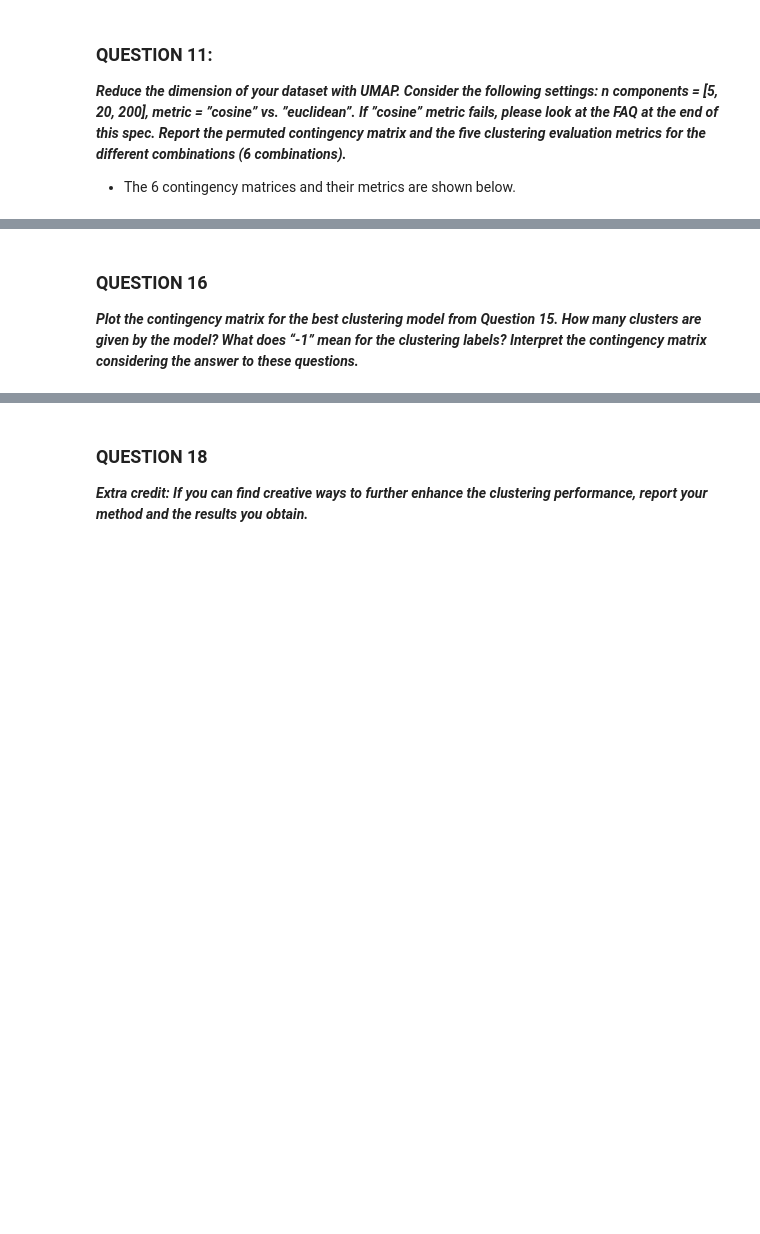
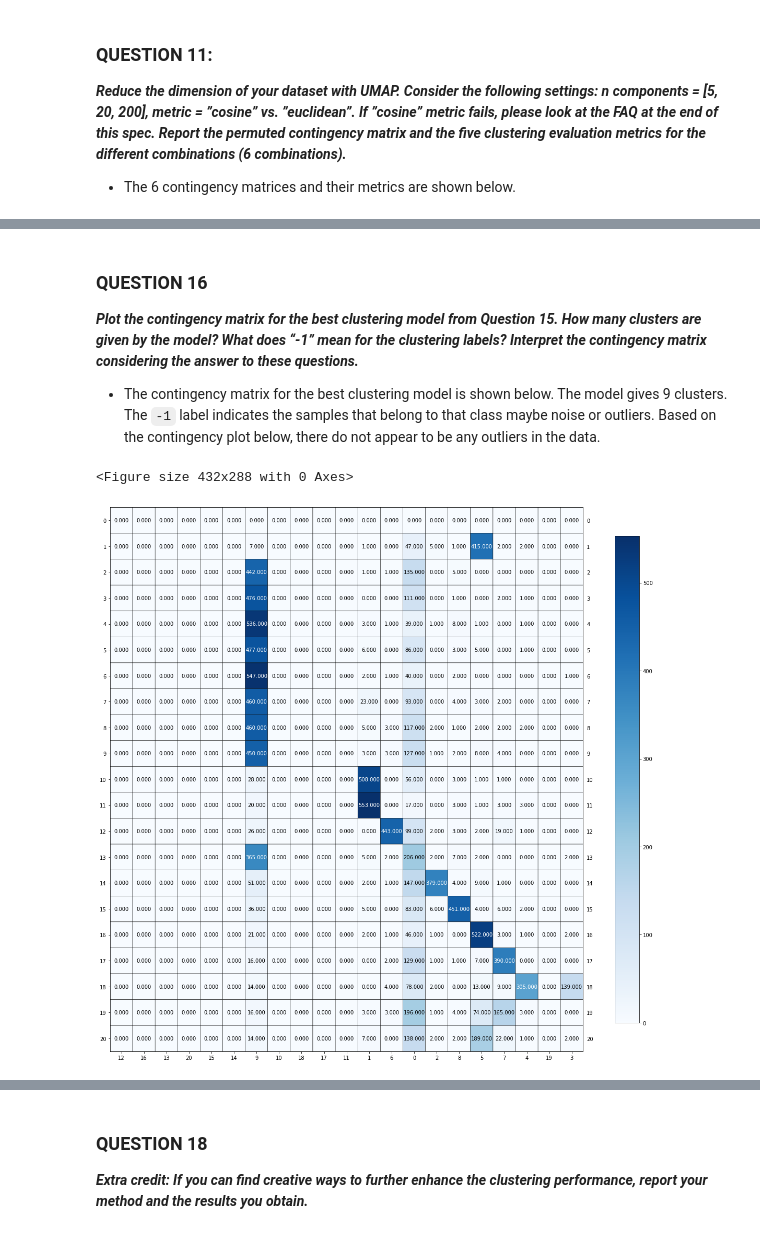
Before and after one commit to stang126/ECE-219-Large-Scale-Data-Mining, a Jupyter notebook: Project 2/Project 2.ipynb, the cells around one changed output, grey strips where cells are left out. Saved outputs shown, nothing was run; the diff lists cells and outputs as text; code cells hidden in the pictures; blank space fills up the shorter version.

```diff
--- a/Project 2/Project 2.ipynb
+++ b/Project 2/Project 2.ipynb
@@ -575,6 +640,22 @@ Silhouette Coefficient:  -0.28436279723152746
 ### QUESTION 16
 ***Plot the contingency matrix for the best clustering model from Question 15.
 How many clusters are given by the model? What does “-1” mean for the clustering labels? Interpret the contingency matrix considering the answer to these questions.***
+- The contingency matrix for the best clustering model is shown below. The model gives 9 clusters. The `-1` label indicates the samples that belong to that class maybe noise or outliers. Based on the contingency plot below, there do not appear to be any outliers in the data.
+# %%
+plt.figure()
+umap_cosine = umap.UMAP(n_components=5, metric='cosine', random_state=0)
+umap_trunc = umap_cosine.fit_transform(newsgroups_tfidf)
+
+clusterers = hdbscan.HDBSCAN(min_cluster_size=100)
+
+cluster_data = clusterers.fit_predict(umap_trunc)
+
+cm = confusion_matrix(newsgroups.target, cluster_data)
+rows, cols = linear_sum_assignment(cm, maximize=True)
+plot_mat(cm[rows[:, np.newaxis], cols], xticklabels=cols,yticklabels=rows, size=(15,15))
+# %% [output]
+<Figure size 432x288 with 0 Axes>
+[figure, added]
 # %% [markdown]
 ### QUESTION 17
 ***Based on your experiments, which dimensionality reduction technique and clustering methods worked best together for 20-class text data and why? Follow the table below. If UMAP takes too long to converge, consider running it once and saving the intermediate results in a pickle file. Hint: DBSCAN and HDBSCAN do not accept the number of clusters as an input parameter. So pay close attention to how the different clustering metrics are being computed for these methods.***
```
Also changed, not shown: parts of 47 cells of this notebook.
